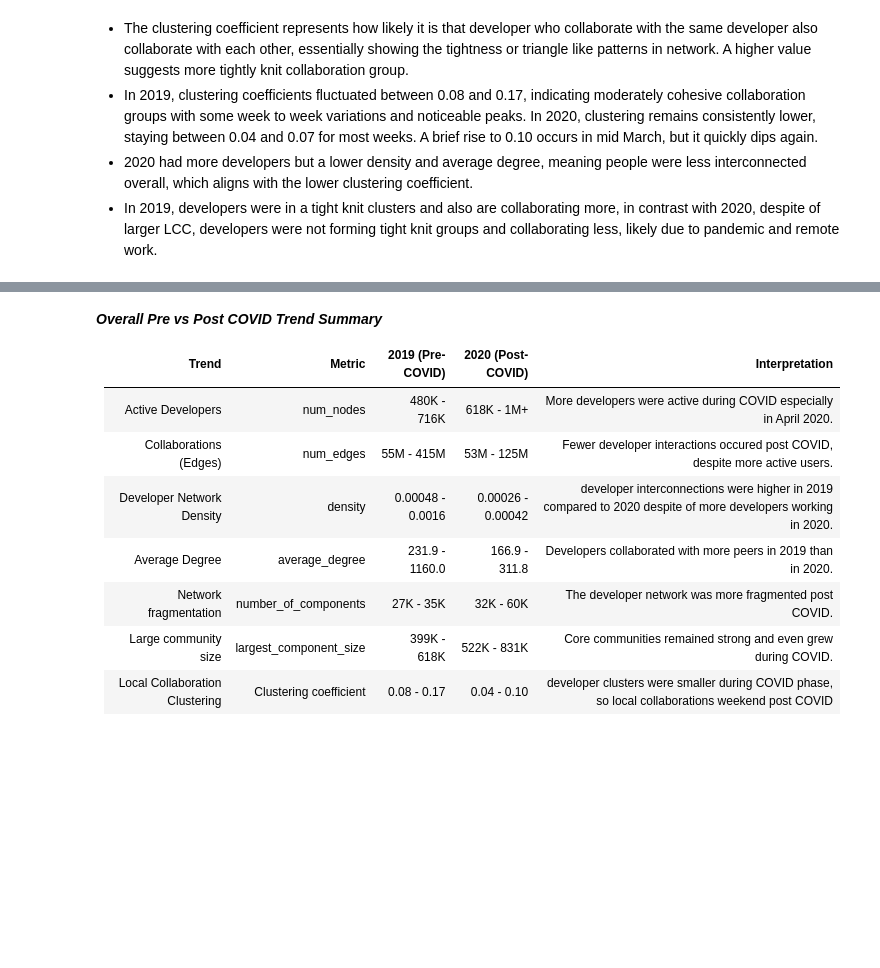
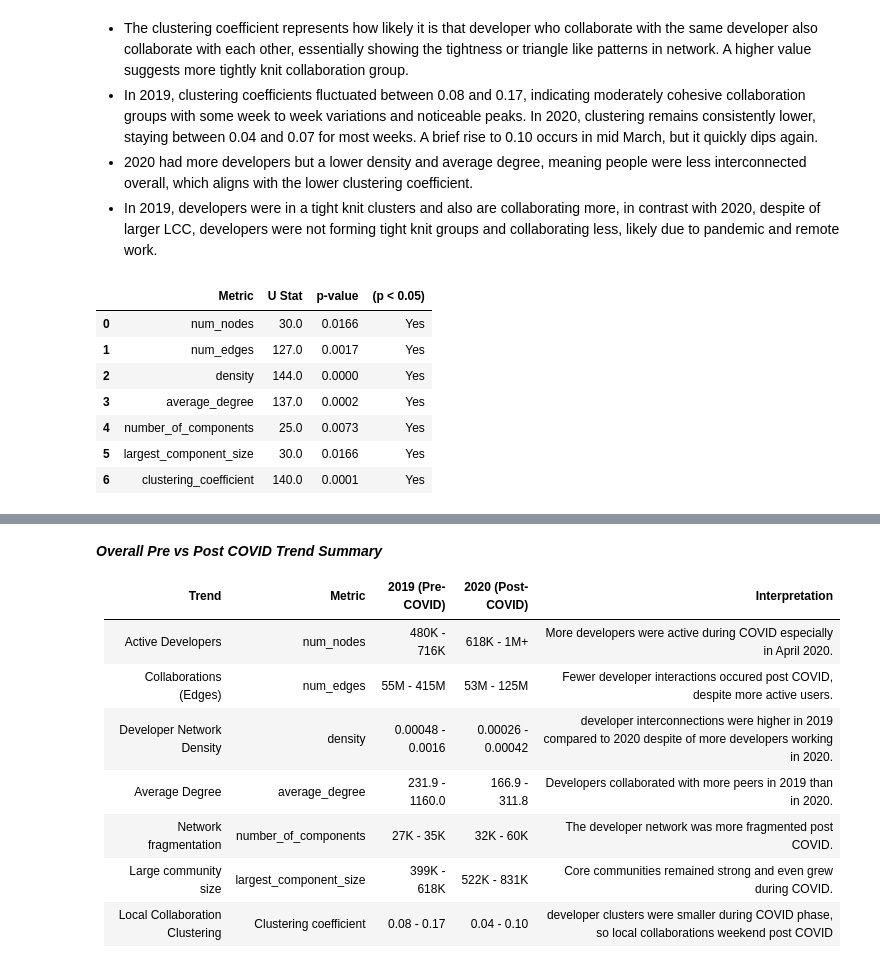
Before and after one commit to INFO-698-InfoSci-Capstone/future-work-social, a Jupyter notebook: src/network_analysis.ipynb, the cells around one changed output, grey strips where cells are left out. Drawn from its saved outputs; the diff is of its cells as text; code cells hidden in the pictures; blank space fills up the shorter version.

```diff
--- a/analysis/Notebooks/network_analysis.ipynb
+++ b/src/network_analysis.ipynb
@@ -643,3 +671,36 @@ metrics_plot(network_metrics, 'clustering_coefficient', 'Clustering Coefficient'
 - In 2019, clustering coefficients fluctuated between 0.08 and 0.17, indicating moderately cohesive collaboration groups with some week to week variations and noticeable peaks. In 2020, clustering remains consistently lower, staying between 0.04 and 0.07 for most weeks. A brief rise to 0.10 occurs in mid March, but it quickly dips again.
 - 2020 had more developers but a lower density and average degree, meaning people were less interconnected overall, which aligns with the lower clustering coefficient.
 - In 2019, developers were in a tight knit clusters and also are collaborating more, in contrast with 2020, despite of larger LCC, developers were not forming tight knit groups and collaborating less, likely due to pandemic and remote work.
+# %%
+# getting metrics for a mann whitnet u test
+metrics = ['num_nodes', 'num_edges', 'density', 'average_degree',
+           'number_of_components', 'largest_component_size', 'clustering_coefficient']
+# %%
+# list to store results
+network_test_results = []
+
+# performing test for each metric
+for metric in metrics:
+  vals_2019 = network_metrics[network_metrics['label'] == '2019'][metric]
+  vals_2020 = network_metrics[network_metrics['label'] == '2020'][metric]
+
+  stat, p = mannwhitneyu(vals_2019, vals_2020, alternative = 'two-sided')
+  network_test_results.append({
+      'Metric': metric,
+      'U Stat': stat,
+      'p-value': round(p, 4),
+      '(p < 0.05)': 'Yes' if p < 0.05 else 'No'
+      })
+
+results_df = pd.DataFrame(network_test_results)
+# %%
+results_df
+# %% [output]
+|  | Metric | U Stat | p-value | (p < 0.05) |
+| 0 | num_nodes | 30.0 | 0.0166 | Yes |
+| 1 | num_edges | 127.0 | 0.0017 | Yes |
+| 2 | density | 144.0 | 0.0000 | Yes |
+| 3 | average_degree | 137.0 | 0.0002 | Yes |
+| 4 | number_of_components | 25.0 | 0.0073 | Yes |
+| 5 | largest_component_size | 30.0 | 0.0166 | Yes |
+| 6 | clustering_coefficient | 140.0 | 0.0001 | Yes |
```
Also changed, not shown: parts of 22 cells of this notebook, 12 other files.
